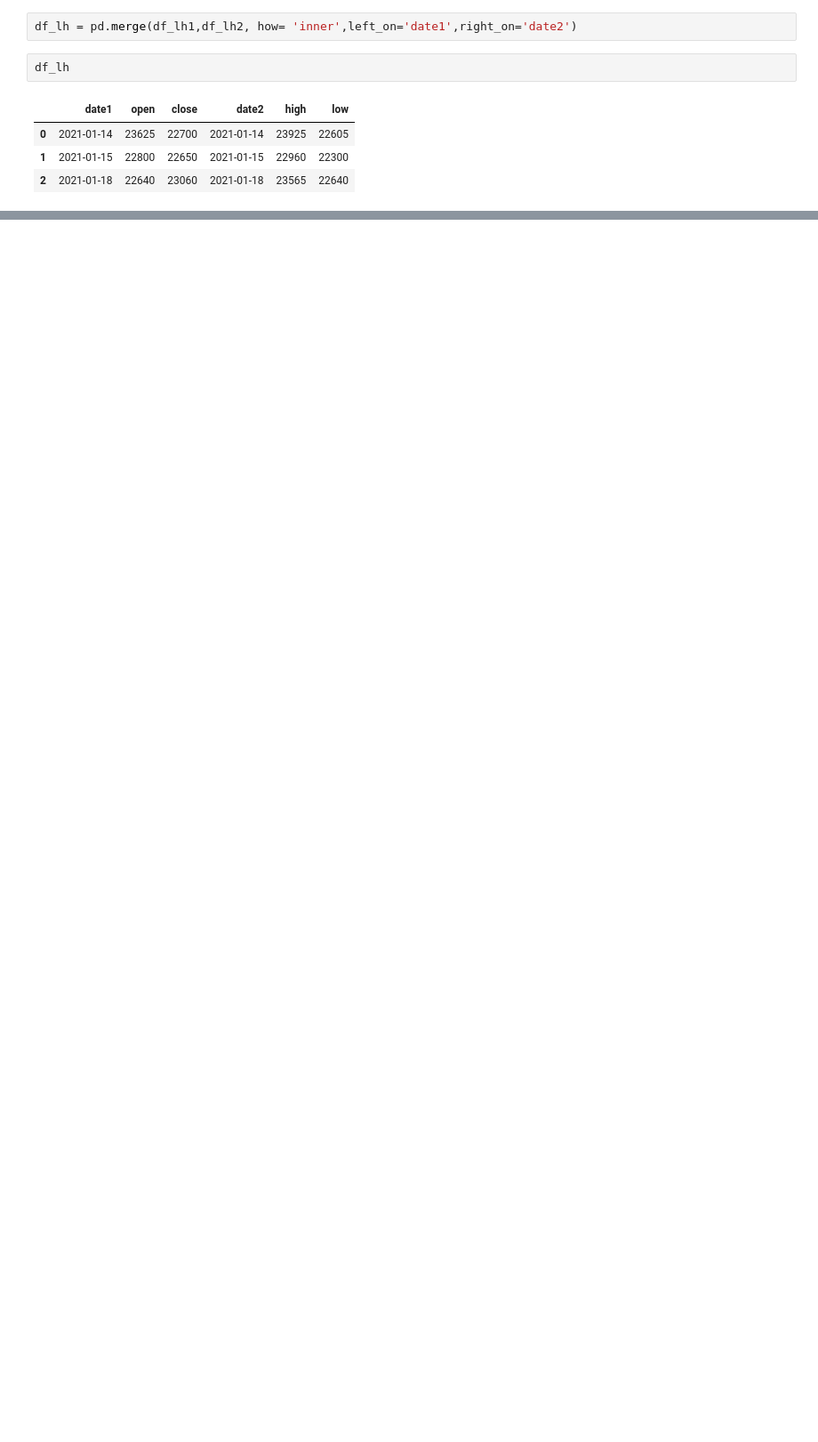
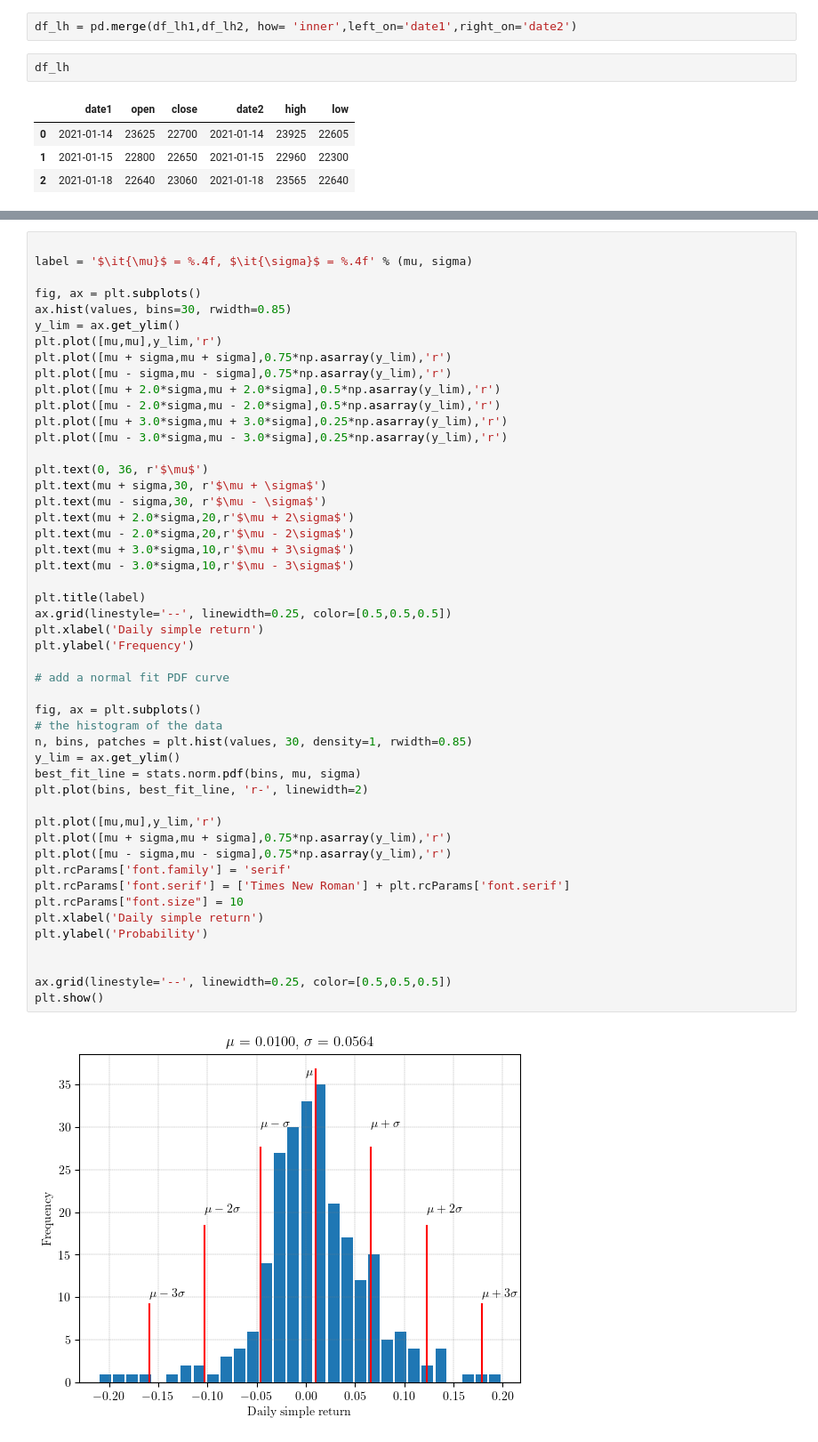
Before and after one commit to Origami111/Python-FRM-code, a Jupyter notebook: FRM基础篇.ipynb, the cells around one changed output, grey strips where cells are left out. Shown at 89% size. Saved outputs shown, nothing was run; the diff lists cells and outputs as text; blank space fills up the shorter version.

```diff
--- a/FRM基础篇.ipynb
+++ b/FRM基础篇.ipynb
@@ -327,0 +466,51 @@ df_lh
+# %%
+
+label = '$\it{\mu}$ = %.4f, $\it{\sigma}$ = %.4f' % (mu, sigma)
+
+fig, ax = plt.subplots()
+ax.hist(values, bins=30, rwidth=0.85)
+y_lim = ax.get_ylim()
+plt.plot([mu,mu],y_lim,'r')
+plt.plot([mu + sigma,mu + sigma],0.75*np.asarray(y_lim),'r')
+plt.plot([mu - sigma,mu - sigma],0.75*np.asarray(y_lim),'r')
+plt.plot([mu + 2.0*sigma,mu + 2.0*sigma],0.5*np.asarray(y_lim),'r')
+plt.plot([mu - 2.0*sigma,mu - 2.0*sigma],0.5*np.asarray(y_lim),'r')
+plt.plot([mu + 3.0*sigma,mu + 3.0*sigma],0.25*np.asarray(y_lim),'r')
+plt.plot([mu - 3.0*sigma,mu - 3.0*sigma],0.25*np.asarray(y_lim),'r')
+
+plt.text(0, 36, r'$\mu$')
+plt.text(mu + sigma,30, r'$\mu + \sigma$')
+plt.text(mu - sigma,30, r'$\mu - \sigma$')
+plt.text(mu + 2.0*sigma,20,r'$\mu + 2\sigma$')
+plt.text(mu - 2.0*sigma,20,r'$\mu - 2\sigma$')
+plt.text(mu + 3.0*sigma,10,r'$\mu + 3\sigma$')
+plt.text(mu - 3.0*sigma,10,r'$\mu - 3\sigma$')
+
+plt.title(label)
+ax.grid(linestyle='--', linewidth=0.25, color=[0.5,0.5,0.5])
+plt.xlabel('Daily simple return')
+plt.ylabel('Frequency')
+
+# add a normal fit PDF curve
+
+fig, ax = plt.subplots()
+# the histogram of the data
+n, bins, patches = plt.hist(values, 30, density=1, rwidth=0.85)
+y_lim = ax.get_ylim()
+best_fit_line = stats.norm.pdf(bins, mu, sigma)
+plt.plot(bins, best_fit_line, 'r-', linewidth=2)
+
+plt.plot([mu,mu],y_lim,'r')
+plt.plot([mu + sigma,mu + sigma],0.75*np.asarray(y_lim),'r')
+plt.plot([mu - sigma,mu - sigma],0.75*np.asarray(y_lim),'r')
+plt.rcParams['font.family'] = 'serif'
+plt.rcParams['font.serif'] = ['Times New Roman'] + plt.rcParams['font.serif']
+plt.rcParams["font.size"] = 10
+plt.xlabel('Daily simple return')
+plt.ylabel('Probability')
+
+
+ax.grid(linestyle='--', linewidth=0.25, color=[0.5,0.5,0.5])
+plt.show()
+# %% [output]
+[figure, added]
```
Also changed, not shown: parts of 12 cells of this notebook.
